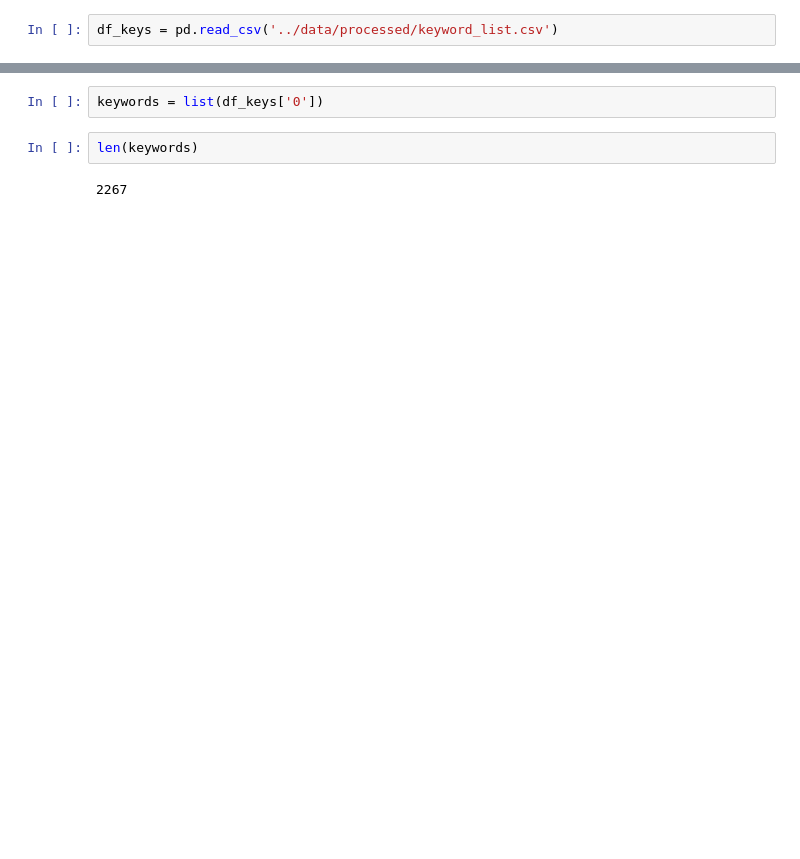
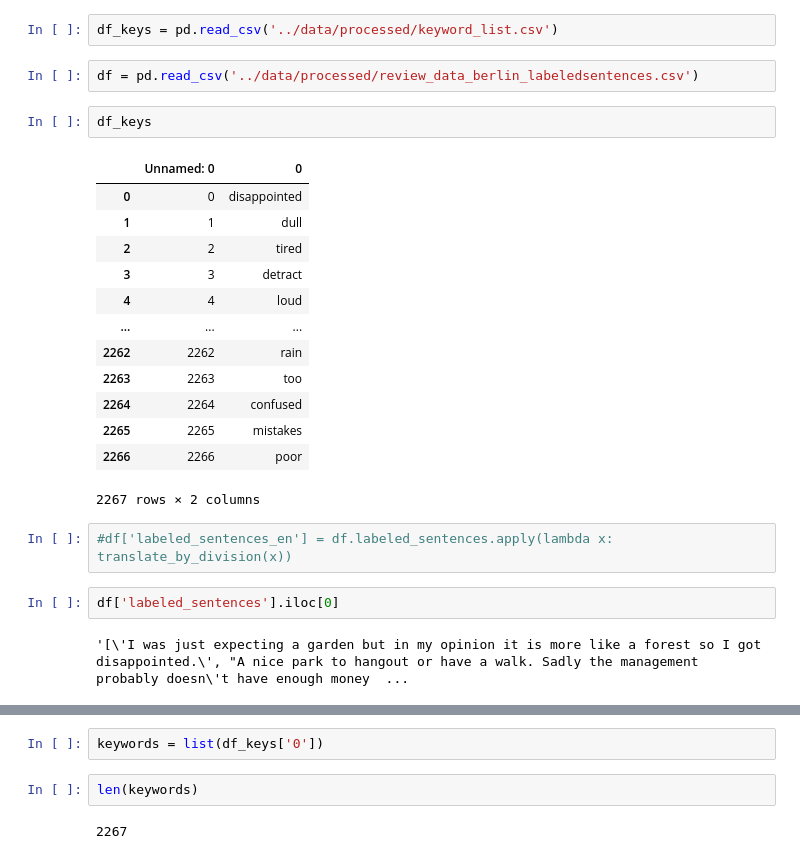
Before and after one commit to LukasKochRuchay/google_review_topic_modelling, a Jupyter notebook: notebooks/xx_legacy/03_keyword_clustering.ipynb, the cells around one changed output, grey strips where cells are left out. Cells and saved outputs as stored; diff of their text form; blank space fills up the shorter version.

```diff
--- a/notebooks/xx_legacy/03_keyword_clustering.ipynb
+++ b/notebooks/xx_legacy/03_keyword_clustering.ipynb
@@ -13,2 +35,26 @@ from sklearn.inspection import permutation_importance
 # %%
 df_keys = pd.read_csv('../data/processed/keyword_list.csv')
+# %%
+df = pd.read_csv('../data/processed/review_data_berlin_labeledsentences.csv')
+# %%
+df_keys
+# %% [output]
+|  | Unnamed: 0 | 0 |
+| 0 | 0 | disappointed |
+| 1 | 1 | dull |
+| 2 | 2 | tired |
+| 3 | 3 | detract |
+| 4 | 4 | loud |
+| ... | ... | ... |
+| 2262 | 2262 | rain |
+| 2263 | 2263 | too |
+| 2264 | 2264 | confused |
+| 2265 | 2265 | mistakes |
+| 2266 | 2266 | poor |
+2267 rows × 2 columns
+# %%
+#df['labeled_sentences_en'] = df.labeled_sentences.apply(lambda x: translate_by_division(x))
+# %%
+df['labeled_sentences'].iloc[0]
+# %% [output]
+'[\'I was just expecting a garden but in my opinion it is more like a forest so I got disappointed.\', "A nice park to hangout or have a walk. Sadly the management probably doesn\'t have enough money  ...
```
Also changed, not shown: parts of 32 cells of this notebook.
